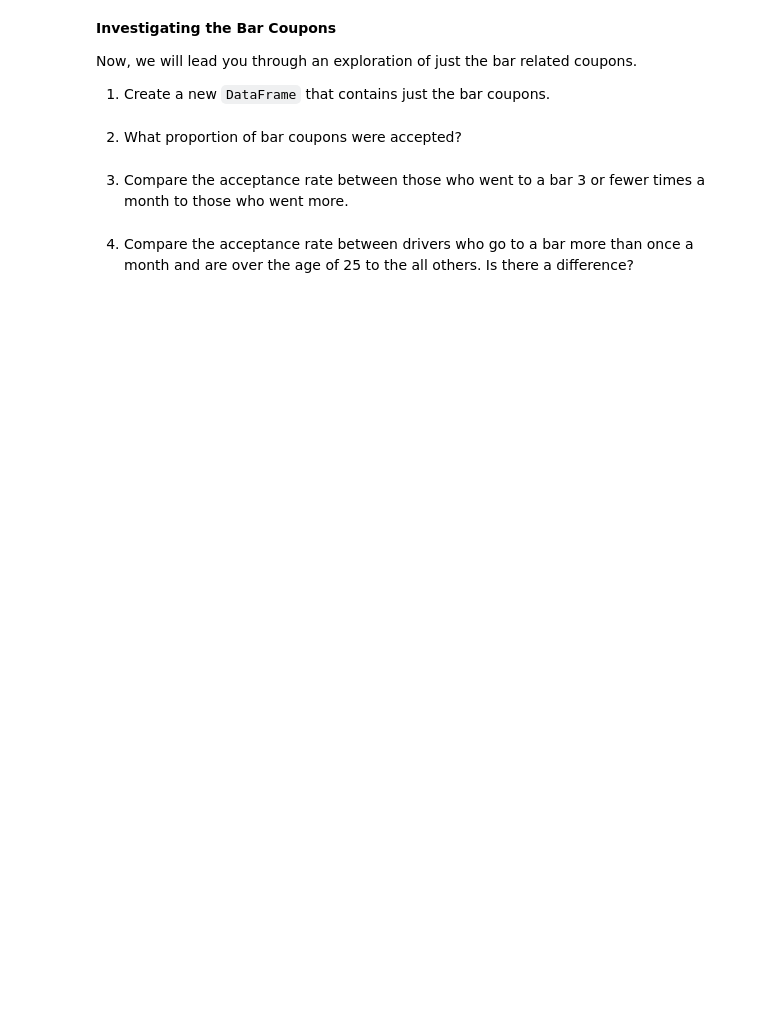
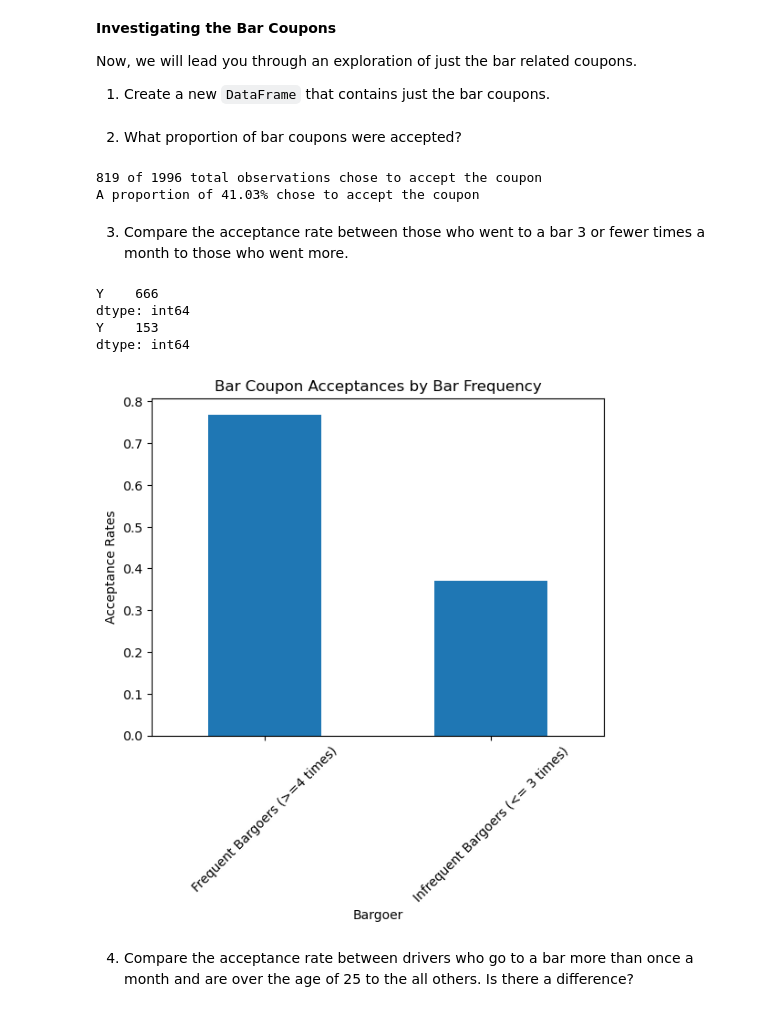
Before and after one commit to peanutenthusiast/legendary-falafel, a Jupyter notebook: prompt.ipynb, the cells around one changed output. Saved outputs shown, nothing was run; the diff lists cells and outputs as text; code cells hidden in the pictures; blank space fills up the shorter version.

```diff
--- a/prompt.ipynb
+++ b/prompt.ipynb
@@ -128,9 +198,51 @@ for column in coupon_report[coupon_report['Null_Count'] > 0].index.tolist():
 Now, we will lead you through an exploration of just the bar related coupons.
 
 1. Create a new `DataFrame` that contains just the bar coupons.
+# %%
+bar_coupon_data=data[data['coupon'] == 'Bar'].dropna(subset=['Bar'])
 # %% [markdown]
 2. What proportion of bar coupons were accepted?
+# %%
+bar_acceptances = get_total_acceptances(bar_coupon_data)
+
+bar_acceptances.iloc[0]
+print(f"{bar_acceptances.iloc[0]} of {len(bar_coupon_data)} total observations chose to accept the coupon")
+coupon_proportion = bar_acceptances.iloc[0] / len(bar_coupon_data) * 100
+print(f"A proportion of {coupon_proportion:.2f}% chose to accept the coupon")
+# %% [output]
+819 of 1996 total observations chose to accept the coupon
+A proportion of 41.03% chose to accept the coupon
 # %% [markdown]
 3. Compare the acceptance rate between those who went to a bar 3 or fewer times a month to those who went more.
+# %%
+
+three_or_fewer = bar_coupon_data[(bar_coupon_data['Bar'].isin(['never', 'less1', '1~3']))]
+bar_regular = bar_coupon_data[(bar_coupon_data['Bar'].isin(['gt8', '4~8']))]
+
+print(three_or_fewer[['Y']].sum())
+print(bar_regular[['Y']].sum())
+
+bar_frequency_labels = bar_coupon_data['Bar'].isin(['never', 'less1', '1~3']).map({
+    True: 'Infrequent Bargoers (<= 3 times)',
+    False: 'Frequent Bargoers (>=4 times)'
+})
+
+bar_coupon_data.groupby(bar_frequency_labels)['Y'].mean().plot(kind='bar')
+
+# acceptance_rate.plot(kind='bar')
+
+plt.title('Bar Coupon Acceptances by Bar Frequency')
+plt.ylabel('Acceptance Rates')
+plt.xlabel('Bargoer')
+plt.xticks(rotation=45)
+
+plt.savefig('./images/bar_coupon_acceptances_by_bar_frequency.png')
+plt.show()
+# %% [output]
+Y    666
+dtype: int64
+Y    153
+dtype: int64
+[figure, added]
 # %% [markdown]
 4. Compare the acceptance rate between drivers who go to a bar more than once a month and are over the age of 25 to the all others.  Is there a difference?
```
Also changed, not shown: parts of 10 cells of this notebook, 4 other files.
